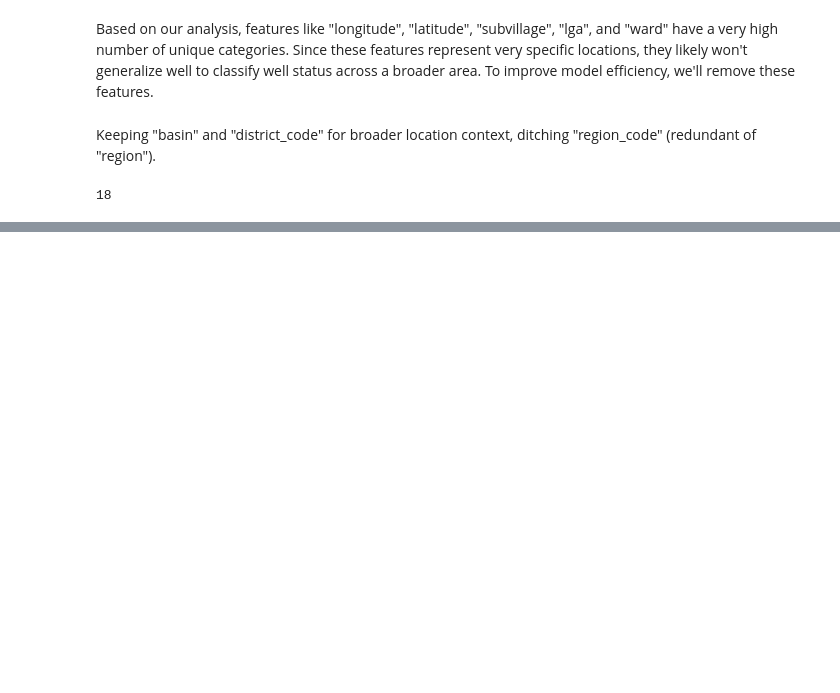
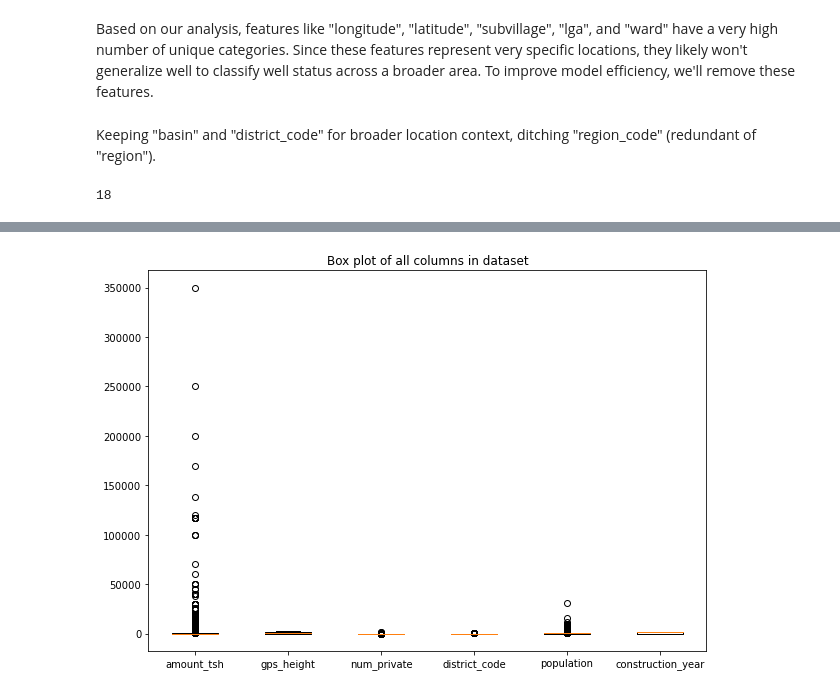
Before and after one commit to Cdasilver29/well-classification-documented, a Jupyter notebook: Technical.ipynb, the cells around one changed output, grey strips where cells are left out. Saved outputs shown, nothing was run; the diff lists cells and outputs as text; code cells hidden in the pictures; blank space fills up the shorter version.

Commit message:
fixing missing values and outliers

```diff
--- a/Technical.ipynb
+++ b/Technical.ipynb
@@ -748,3 +749,7 @@ merged_df.drop(['region_code'], axis=1, inplace=True)
 len(merged_df.columns)
 # %% [output]
 18
+# %%
+#checking for the shape and information about the new dataset
+merged_df = check_shape_and_info(merged_df)
+merged_df.head()
@@ -750,0 +813,10 @@ len(merged_df.columns)
+# %%
+#removing the missing values
+# For categorical variables
+categorical_columns = ['public_meeting', 'permit']
+for col in categorical_columns:
+    mode_value = merged_df[col].mode()[0]
+    merged_df[col].fillna(mode_value, inplace=True)
+
+missing_values_after_imputation = merged_df.isnull().sum()
+print("Missing values after imputation:\n", missing_values_after_imputation)
@@ -750,0 +861,13 @@ len(merged_df.columns)
+# %%
+#list of Features with Continuous Data Types
+
+continuous_features = ['amount_tsh', 'gps_height', 'num_private', 'district_code', 'population', 'construction_year']
+
+
+# Creating boxplots for features with continuous data types
+plt.figure(figsize=(10, 7))
+plt.boxplot([merged_df[col] for col in continuous_features], labels=continuous_features)
+plt.title("Box plot of all columns in dataset")
+plt.show()
+# %% [output]
+[figure, added]
```
Also changed, not shown: parts of 13 cells of this notebook.
